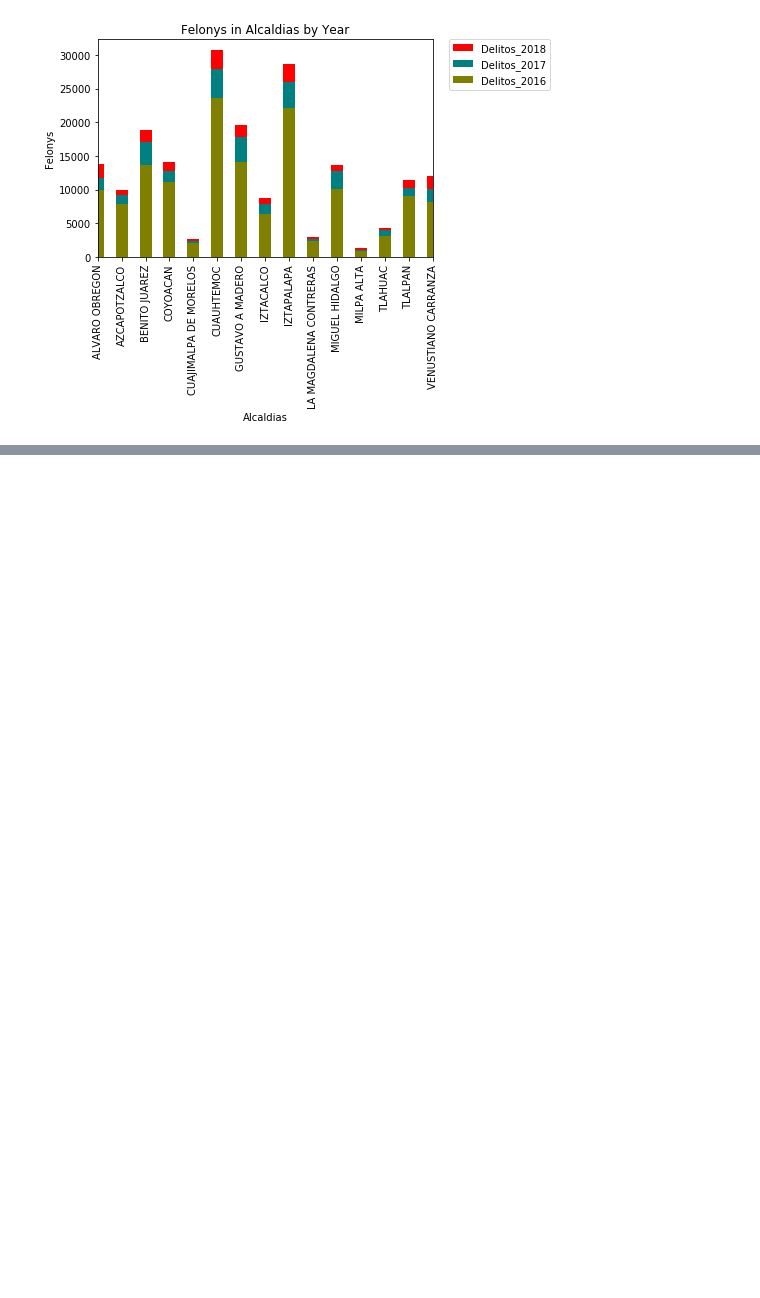
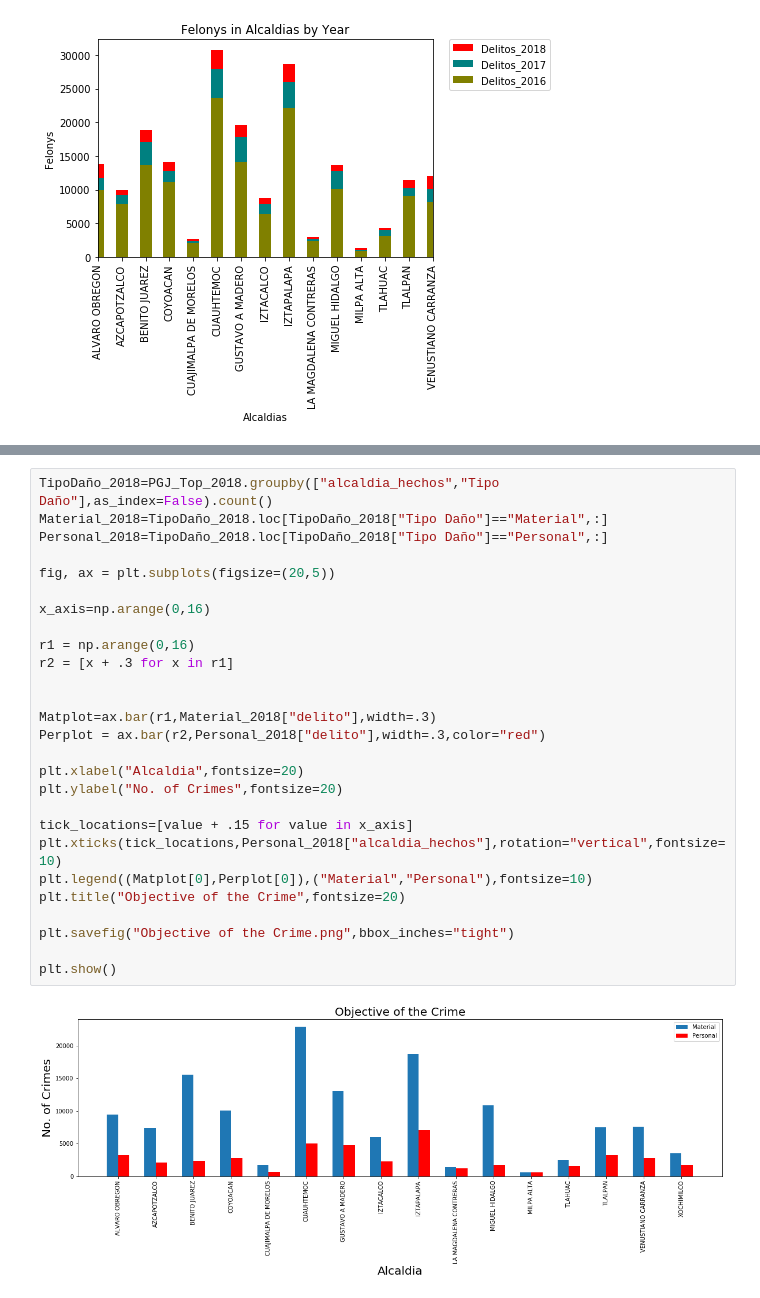
Before and after one commit to joseluismendozal10/Project1, a Jupyter notebook: Avances/Project.ipynb, the cells around one changed output, grey strips where cells are left out. Drawn from its saved outputs; the diff is of its cells as text; blank space fills up the shorter version.

```diff
--- a/Avances/Project.ipynb
+++ b/Avances/Project.ipynb
@@ -254,0 +363,29 @@ plt.show()
+# %%
+TipoDaño_2018=PGJ_Top_2018.groupby(["alcaldia_hechos","Tipo Daño"],as_index=False).count()
+Material_2018=TipoDaño_2018.loc[TipoDaño_2018["Tipo Daño"]=="Material",:]
+Personal_2018=TipoDaño_2018.loc[TipoDaño_2018["Tipo Daño"]=="Personal",:]
+
+fig, ax = plt.subplots(figsize=(20,5))
+
+x_axis=np.arange(0,16)
+
+r1 = np.arange(0,16)
+r2 = [x + .3 for x in r1]
+
+
+Matplot=ax.bar(r1,Material_2018["delito"],width=.3)
+Perplot = ax.bar(r2,Personal_2018["delito"],width=.3,color="red")
+
+plt.xlabel("Alcaldia",fontsize=20)
+plt.ylabel("No. of Crimes",fontsize=20)
+
+tick_locations=[value + .15 for value in x_axis]
+plt.xticks(tick_locations,Personal_2018["alcaldia_hechos"],rotation="vertical",fontsize=10)
+plt.legend((Matplot[0],Perplot[0]),("Material","Personal"),fontsize=10)
+plt.title("Objective of the Crime",fontsize=20)
+
+plt.savefig("Objective of the Crime.png",bbox_inches="tight")
+
+plt.show()
+# %% [output]
+[figure, added]
```
Also changed, not shown: parts of 11 cells of this notebook, 8 other files.
